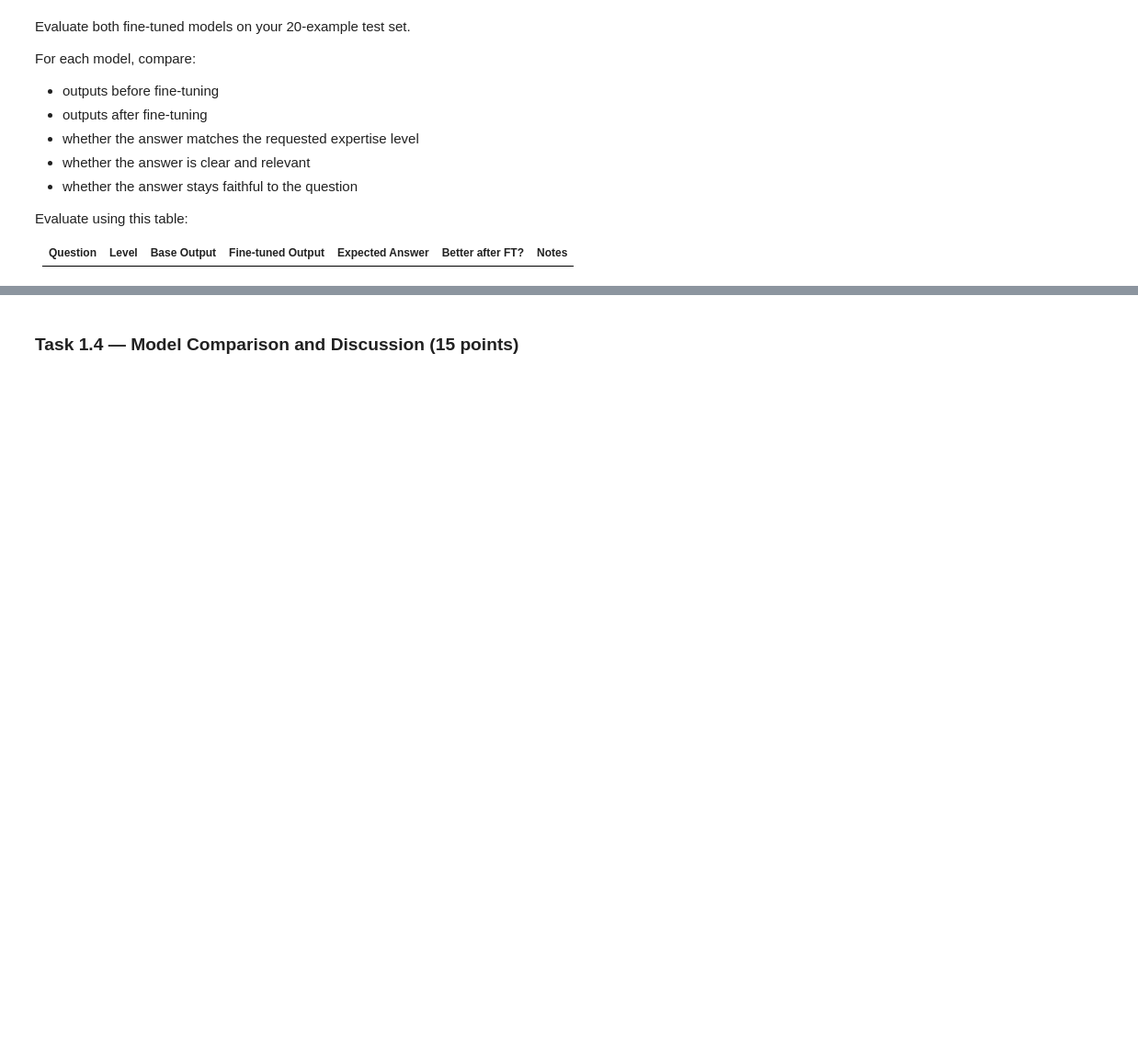
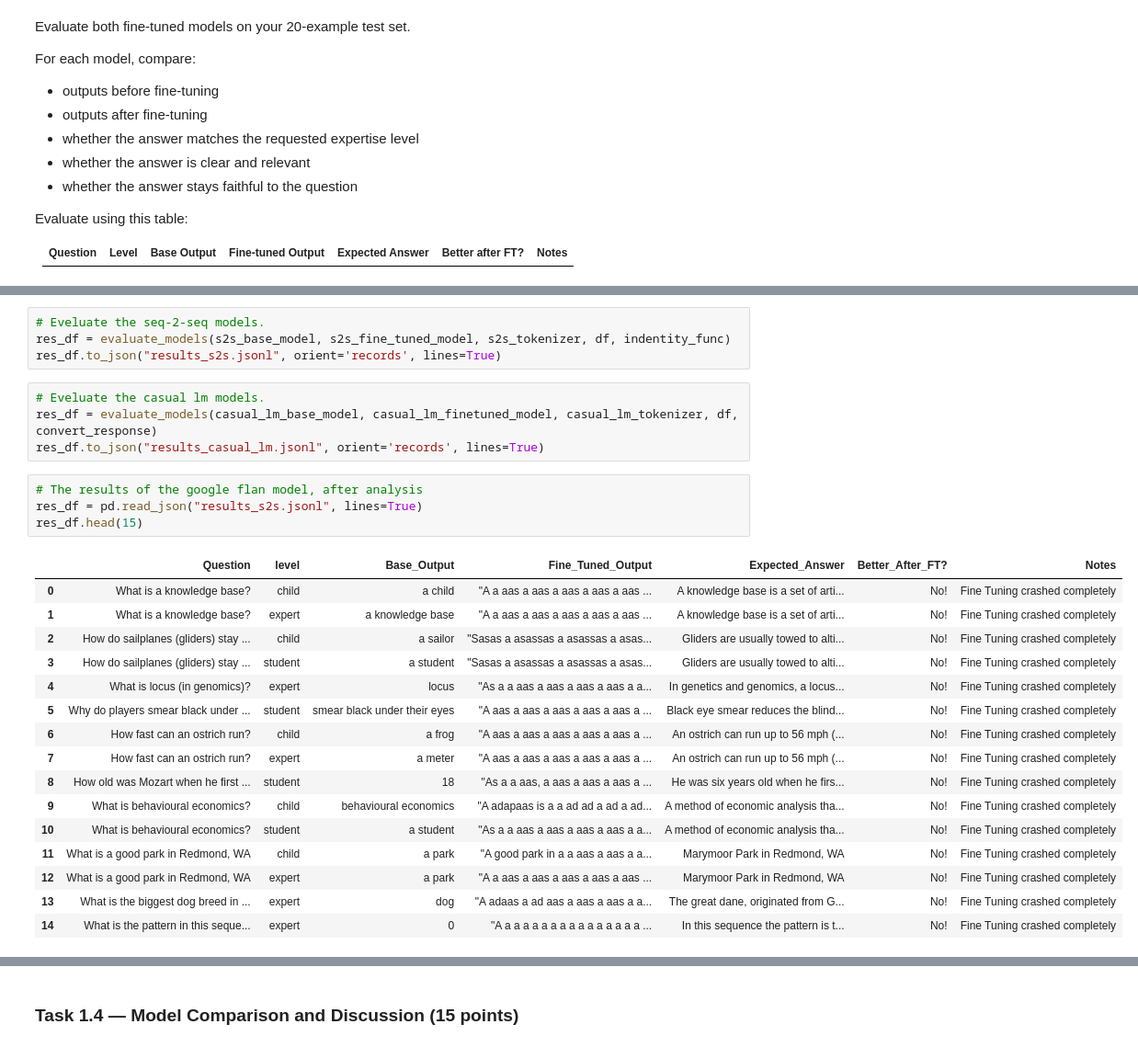
Before and after one commit to yaronwinter/Nebius, a Jupyter notebook: weeks/week6/llm/llm_week_6.ipynb, the cells around one changed output, grey strips where cells are left out. Shown at 92% size. Saved outputs shown, nothing was run; the diff lists cells and outputs as text; blank space fills up the shorter version.

Commit message:
train s2s models

```diff
--- a/weeks/week6/llm/llm_week_6.ipynb
+++ b/weeks/week6/llm/llm_week_6.ipynb
@@ -531,0 +825,29 @@ Evaluate using this table:
+# %%
+# Eveluate the seq-2-seq models.
+res_df = evaluate_models(s2s_base_model, s2s_fine_tuned_model, s2s_tokenizer, df, indentity_func)
+res_df.to_json("results_s2s.jsonl", orient='records', lines=True)
+# %%
+# Eveluate the casual lm models.
+res_df = evaluate_models(casual_lm_base_model, casual_lm_finetuned_model, casual_lm_tokenizer, df, convert_response)
+res_df.to_json("results_casual_lm.jsonl", orient='records', lines=True)
+# %%
+# The results of the google flan model, after analysis
+res_df = pd.read_json("results_s2s.jsonl", lines=True)
+res_df.head(15)
+# %% [output]
+|  | Question | level | Base_Output | Fine_Tuned_Output | Expected_Answer | Better_After_FT? | Notes |
+| 0 | What is a knowledge base? | child | a child | "A a aas a aas a aas a aas a aas ... | A knowledge base is a set of arti... | No! | Fine Tuning crashed completely |
+| 1 | What is a knowledge base? | expert | a knowledge base | "A a aas a aas a aas a aas a aas ... | A knowledge base is a set of arti... | No! | Fine Tuning crashed completely |
+| 2 | How do sailplanes (gliders) stay ... | child | a sailor | "Sasas a asassas a asassas a asas... | Gliders are usually towed to alti... | No! | Fine Tuning crashed completely |
+| 3 | How do sailplanes (gliders) stay ... | student | a student | "Sasas a asassas a asassas a asas... | Gliders are usually towed to alti... | No! | Fine Tuning crashed completely |
+| 4 | What is locus (in genomics)? | expert | locus | "As a a aas a aas a aas a aas a a... | In genetics and genomics, a locus... | No! | Fine Tuning crashed completely |
+| 5 | Why do players smear black under ... | student | smear black under their eyes | "A aas a aas a aas a aas a aas a ... | Black eye smear reduces the blind... | No! | Fine Tuning crashed completely |
+| 6 | How fast can an ostrich run? | child | a frog | "A aas a aas a aas a aas a aas a ... | An ostrich can run up to 56 mph (... | No! | Fine Tuning crashed completely |
+| 7 | How fast can an ostrich run? | expert | a meter | "A aas a aas a aas a aas a aas a ... | An ostrich can run up to 56 mph (... | No! | Fine Tuning crashed completely |
+| 8 | How old was Mozart when he first ... | student | 18 | "As a a aas, a aas a aas a aas a ... | He was six years old when he firs... | No! | Fine Tuning crashed completely |
+| 9 | What is behavioural economics? | child | behavioural economics | "A adapaas is a a ad ad a ad a ad... | A method of economic analysis tha... | No! | Fine Tuning crashed completely |
+| 10 | What is behavioural economics? | student | a student | "As a a aas a aas a aas a aas a a... | A method of economic analysis tha... | No! | Fine Tuning crashed completely |
+| 11 | What is a good park in Redmond, WA | child | a park | "A good park in a a aas a aas a a... | Marymoor Park in Redmond, WA | No! | Fine Tuning crashed completely |
+| 12 | What is a good park in Redmond, WA | expert | a park | "A a aas a aas a aas a aas a aas ... | Marymoor Park in Redmond, WA | No! | Fine Tuning crashed completely |
+| 13 | What is the biggest dog breed in ... | expert | dog | "A adaas a ad aas a aas a aas a a... | The great dane, originated from G... | No! | Fine Tuning crashed completely |
+| 14 | What is the pattern in this seque... | expert | 0 | "A a a a a a a a a a a a a a a a ... | In this sequence the pattern is t... | No! | Fine Tuning crashed completely |
```
Also changed, not shown: parts of 24 cells of this notebook, 3 other files.
